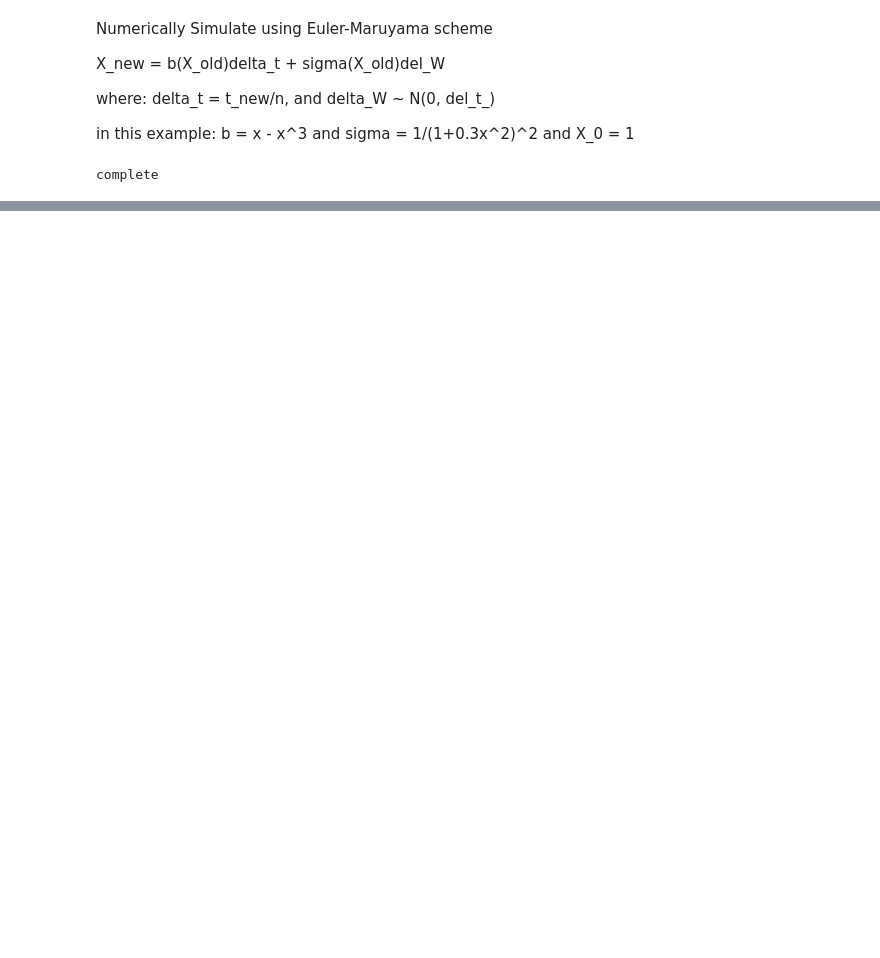
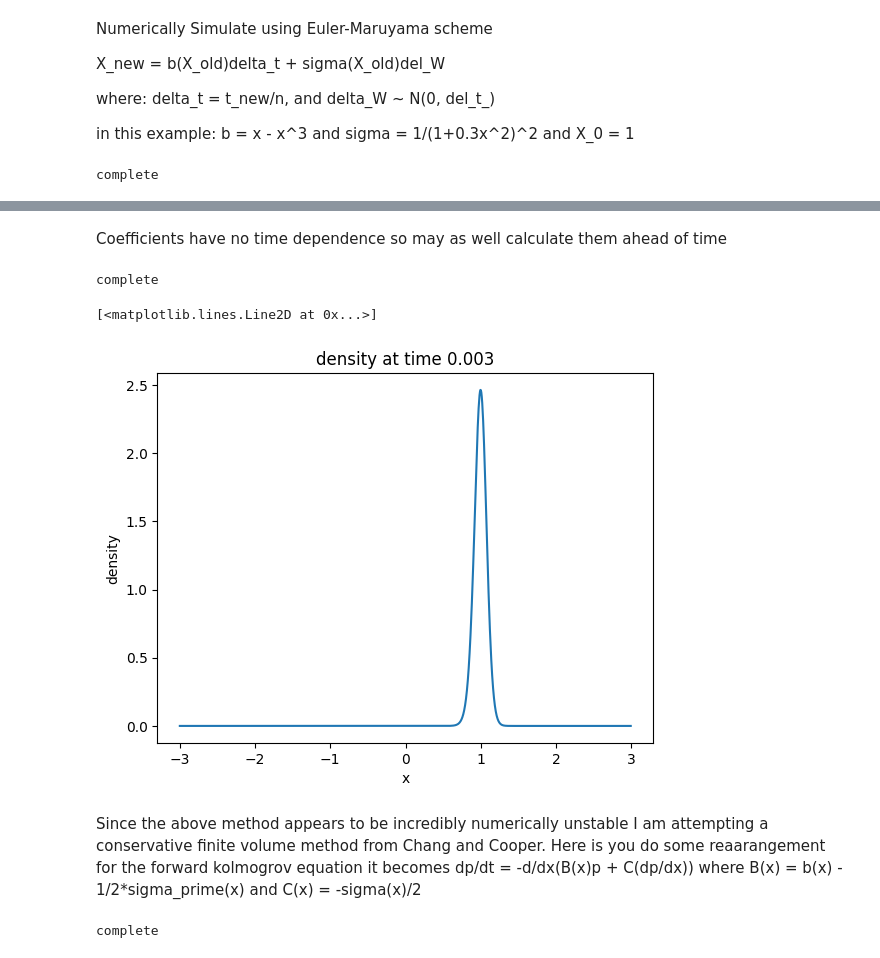
Before and after one commit to tcooley01/AERO729, a Jupyter notebook: HW3Files/hw3plots.ipynb, the cells around one changed output, grey strips where cells are left out. Saved outputs shown, nothing was run; the diff lists cells and outputs as text; code cells hidden in the pictures; blank space fills up the shorter version.

```diff
--- a/HW3Files/hw3plots.ipynb
+++ b/HW3Files/hw3plots.ipynb
@@ -49,0 +103,42 @@ plt.show()
+# %%
+#Hyper parameters
+num_timesteps = 1000000
+gridpoints = 1000
+space_interval = (-3, 3)
+run_time = 3
+del_t = run_time/num_timesteps
+del_x = (space_interval[1] - space_interval[0])/gridpoints
+results = np.zeros((num_timesteps, gridpoints))
+results[0, 500] = 1/del_x
+# %% [markdown]
+Coefficients have no time dependence so may as well calculate them ahead of time
+# %%
+
+x_ref = np.arange(start = space_interval[0], stop = space_interval[1], step = del_x)
+
+coeff_plus = np.arange(start = space_interval[0], stop = space_interval[1], step = del_x)
+coeff_same = np.arange(start = space_interval[0], stop = space_interval[1], step = del_x)
+coeff_minus = np.arange(start = space_interval[0], stop = space_interval[1], step = del_x)
+
+coeff_plus = p_plus(coeff_plus, del_x, del_t)
+coeff_same = p_same(coeff_same, del_x, del_t)
+coeff_minus = p_minus(coeff_minus, del_x, del_t)
+# %%
+for i in range(1, num_timesteps):
+    results[i, 1:-1] = results[i-1, 1:-1] + (coeff_plus[1:-1]*results[i-1, 2:]) + (coeff_same[1:-1]*results[i-1, 1:-1])\
+    + (coeff_minus[1:-1]*results[i-1, 0:-2])
+print('complete')
+# %% [output]
+complete
+# %%
+time = 0.003
+ind = math.floor(time/del_t)
+plt.title(f'density at time {time}')
+plt.xlabel('x')
+plt.ylabel('density')
+plt.plot(x_ref, results[ind, :])
+# %% [output]
+[<matplotlib.lines.Line2D at 0x...>]
+[figure, added]
+# %% [markdown]
+Since the above method appears to be incredibly numerically unstable I am attempting a conservative finite volume method from Chang and Cooper. Here is you do some reaarangement for the forward kolmogrov equation it becomes dp/dt = -d/dx(B(x)p + C(dp/dx)) where B(x) = b(x) - 1/2*sigma_prime(x) and C(x) = -sigma(x)/2
@@ -49,0 +220,10 @@ plt.show()
+# %%
+results = np.zeros((num_timesteps, gridpoints))
+results[0, 666:667] = 1/(2*del_x)
+
+for i in range(1, num_timesteps):
+    next_time = sp.linalg.solve_banded((1, 1), banded_fmt_coeffs, results[i-1])
+    results[i] = next_time
+print('complete')
+# %% [output]
+complete
```
Also changed, not shown: parts of 11 cells of this notebook.
